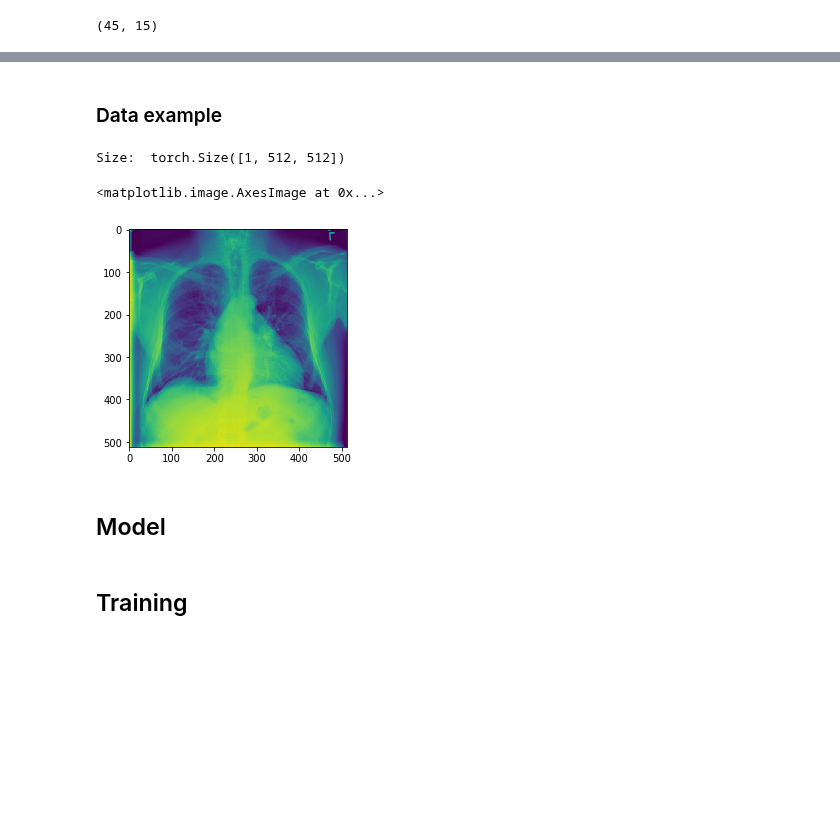
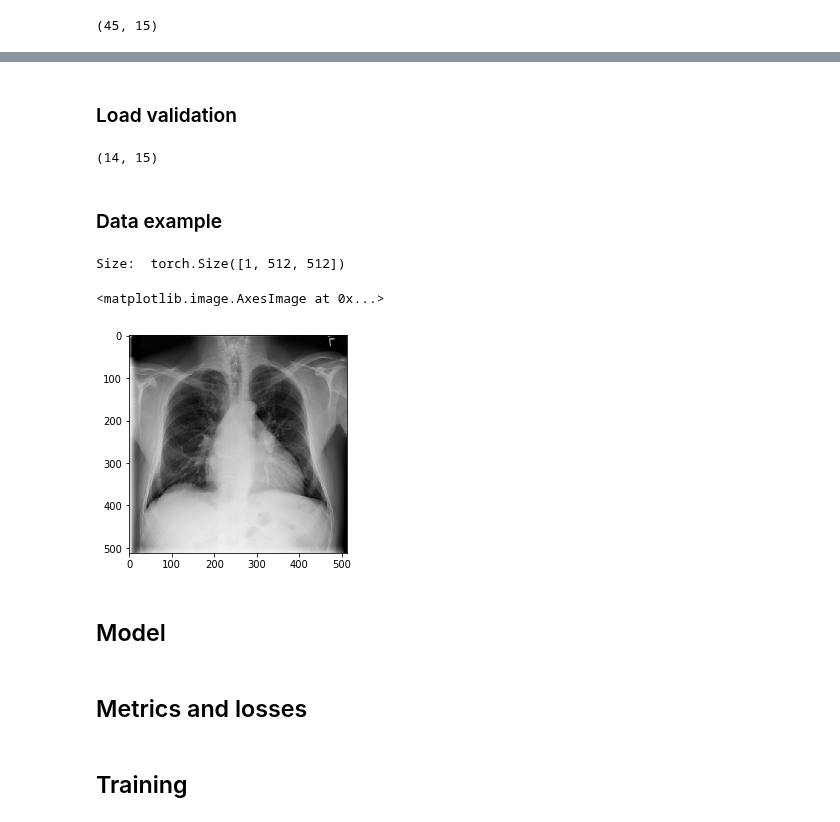
Before and after one commit to pdpino/cxr8, a Jupyter notebook: Training.ipynb, the cells around one changed output, grey strips where cells are left out. Drawn from its saved outputs; the diff is of its cells as text; code cells hidden in the pictures; blank space fills up the shorter version.

```diff
--- a/Training.ipynb
+++ b/Training.ipynb
@@ -46,0 +52,10 @@ N_DISEASES = 8
+# %%
+# In server
+base_dir = '/mnt/data/chest-x-ray-8'
+# %%
+model_save_dir = base_dir + '/savedModels'
+log_dir = base_dir + '/runs'
+
+dataset_dir = base_dir + '/dataset'
+
+model_name = 'net_v1_lr_1e-6_bbox_data_arg'
@@ -56,5 +78,5 @@ transform_image = transforms.Compose([transforms.Resize(512),
 # %%
-train_dataset = CXRDataset(data_root_dir, transform=transform_image, n_diseases=N_DISEASES)
+train_dataset = CXRDataset(dataset_dir, transform=transform_image, n_diseases=N_DISEASES)
 train_dataset.size()
 # %% [output]
 (45, 15)
@@ -62,0 +97,7 @@ train_dataloader = DataLoader(train_dataset, batch_size=batch_size)
+# %% [markdown]
+### Load validation
+# %%
+val_dataset = CXRDataset(dataset_dir, dataset_type="val", transform=transform_image, n_diseases=N_DISEASES)
+val_dataset.size()
+# %% [output]
+(14, 15)
@@ -65,12 +108,12 @@ train_dataloader = DataLoader(train_dataset, batch_size=batch_size)
 # %%
 data = train_dataset[0]
 image = data[0]
 print("Size: ", image.shape)
-plt.imshow(image[0])
+plt.imshow(image[0], cmap="gray")
 # %% [output]
 Size:  torch.Size([1, 512, 512])
 <matplotlib.image.AxesImage at 0x...>
-[figure, old version]
+[figure, new version]
 # %% [markdown]
 ## Model
 # %%
@@ -81,0 +123,2 @@ _ = model.train(True) # Set to training mode
+# %% [markdown]
+## Metrics and losses
```
Also changed, not shown: parts of 45 cells of this notebook, 2 other files.
